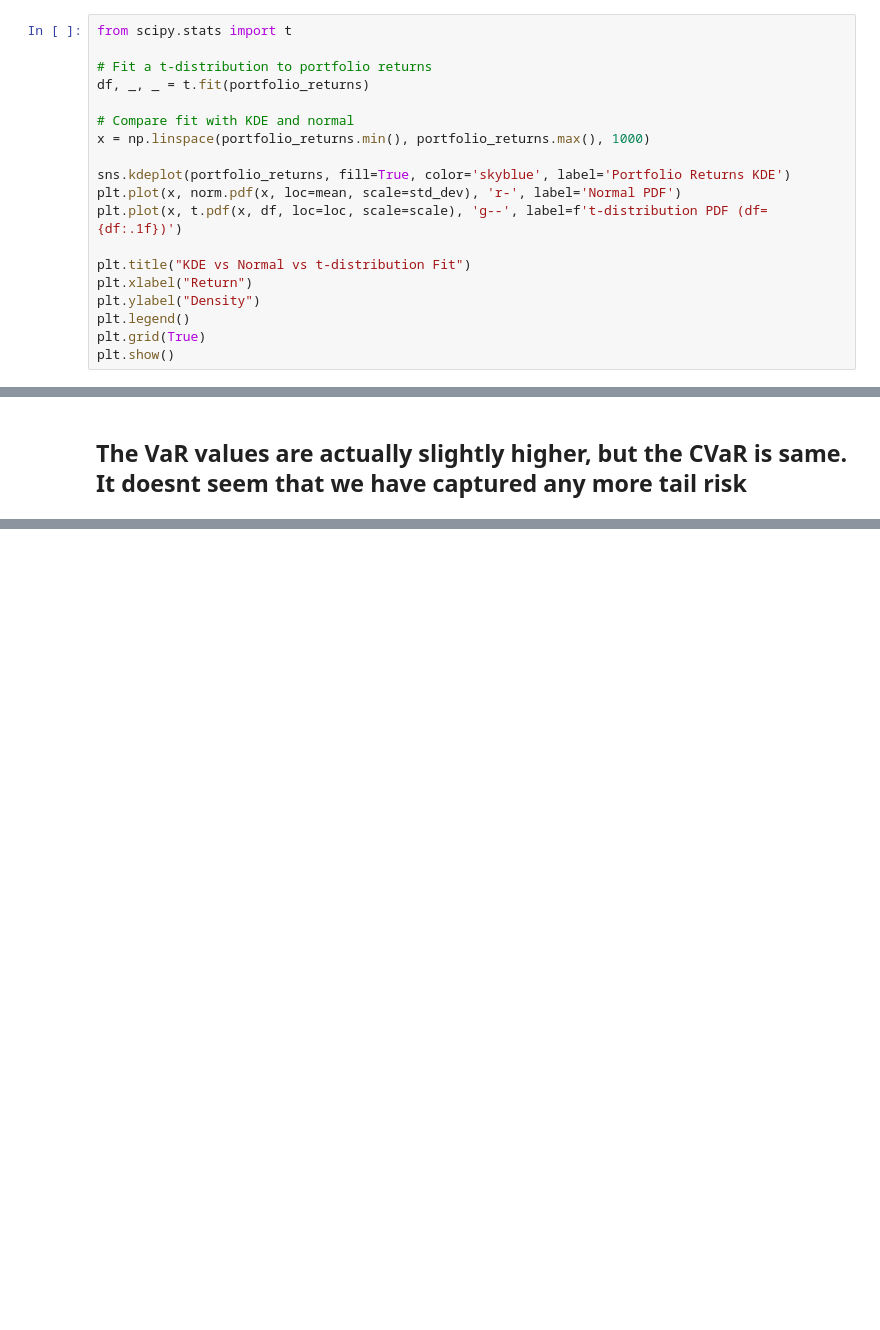
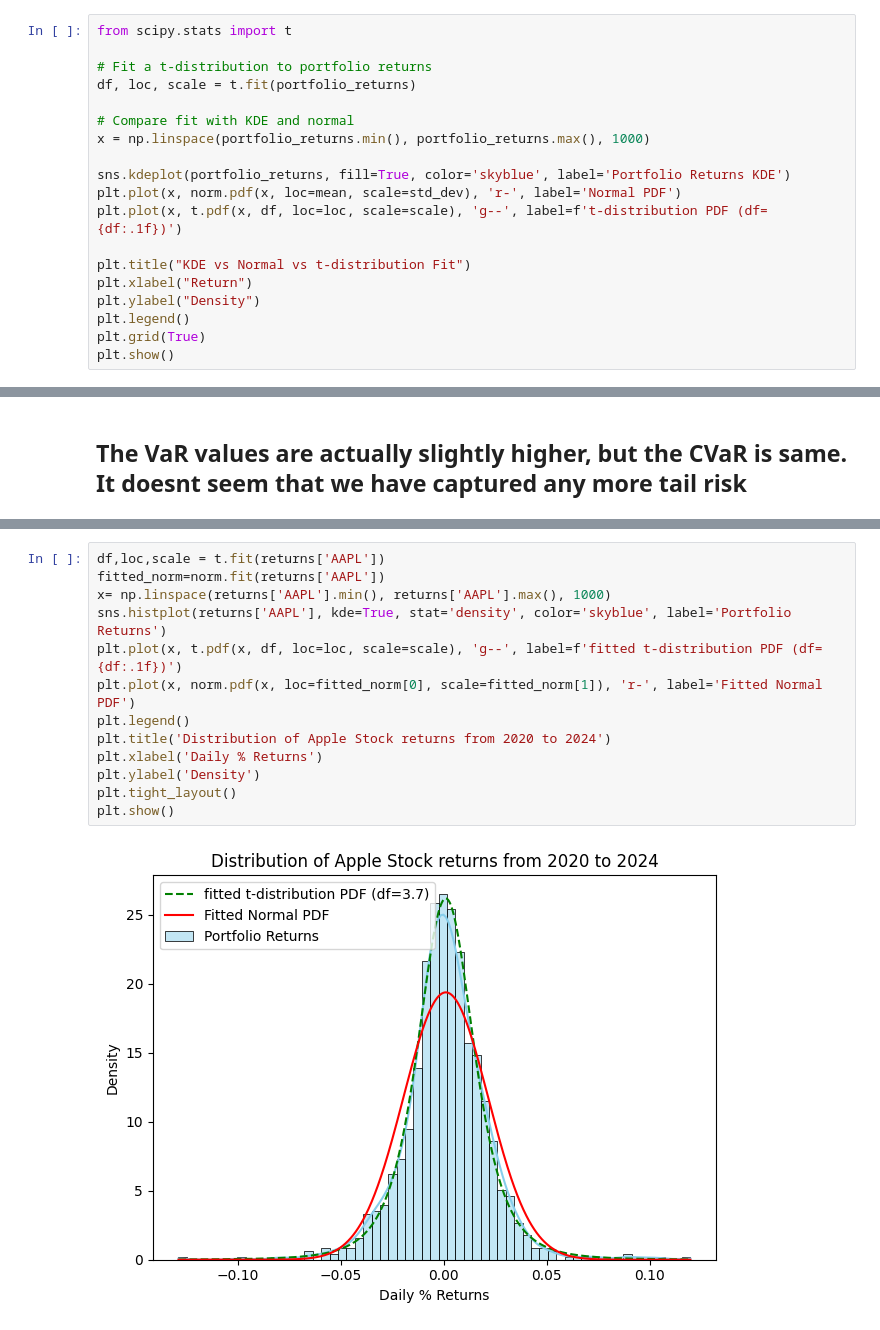
Before and after one commit to manipuppeteer/Finance-Projects, a Jupyter notebook: VaR.ipynb, the cells around one changed output, grey strips where cells are left out. Cells and saved outputs as stored; diff of their text form; blank space fills up the shorter version.

```diff
--- a/VaR.ipynb
+++ b/VaR.ipynb
@@ -160,7 +162,7 @@ Shapiro-Wilk p-value: 0.0000
 from scipy.stats import t
 
 # Fit a t-distribution to portfolio returns
-df, _, _ = t.fit(portfolio_returns)
+df, loc, scale = t.fit(portfolio_returns)
 
 # Compare fit with KDE and normal
 x = np.linspace(portfolio_returns.min(), portfolio_returns.max(), 1000)
@@ -226,0 +231,15 @@ plt.show()
+# %%
+df,loc,scale = t.fit(returns['AAPL'])
+fitted_norm=norm.fit(returns['AAPL'])
+x= np.linspace(returns['AAPL'].min(), returns['AAPL'].max(), 1000)
+sns.histplot(returns['AAPL'], kde=True, stat='density', color='skyblue', label='Portfolio Returns')
+plt.plot(x, t.pdf(x, df, loc=loc, scale=scale), 'g--', label=f'fitted t-distribution PDF (df={df:.1f})')
+plt.plot(x, norm.pdf(x, loc=fitted_norm[0], scale=fitted_norm[1]), 'r-', label='Fitted Normal PDF')
+plt.legend()
+plt.title('Distribution of Apple Stock returns from 2020 to 2024')
+plt.xlabel('Daily % Returns')
+plt.ylabel('Density')
+plt.tight_layout()
+plt.show()
+# %% [output]
+[figure, added]
```
Also changed, not shown: parts of 15 cells of this notebook.
